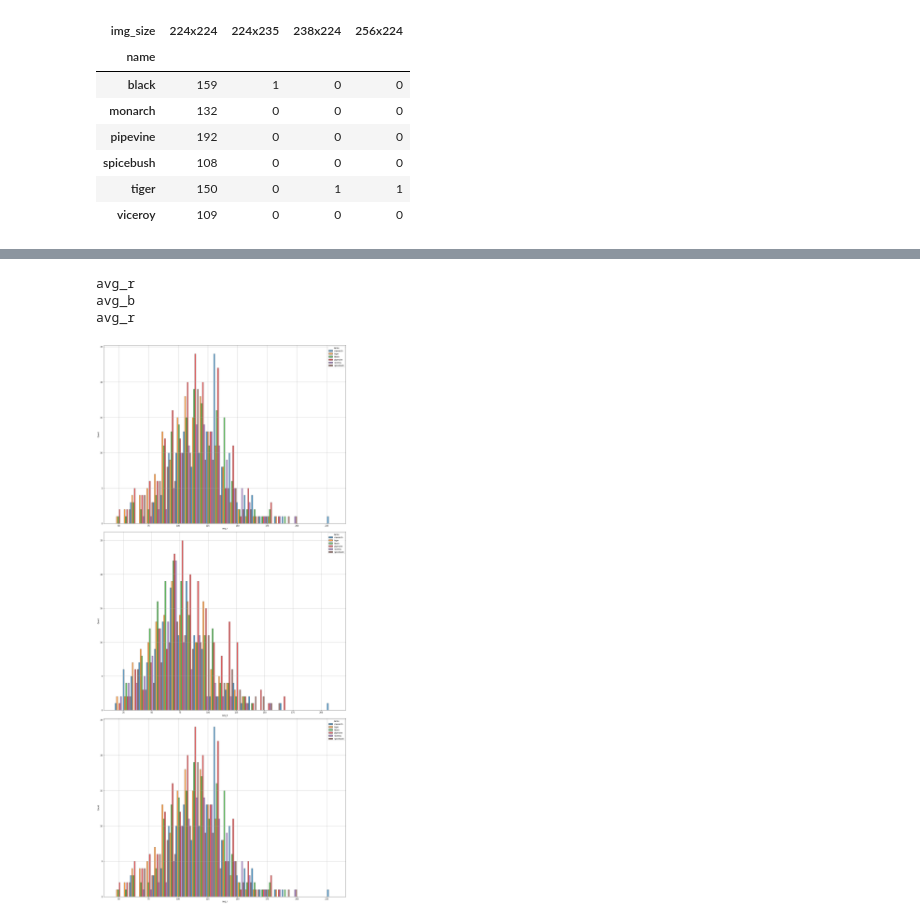
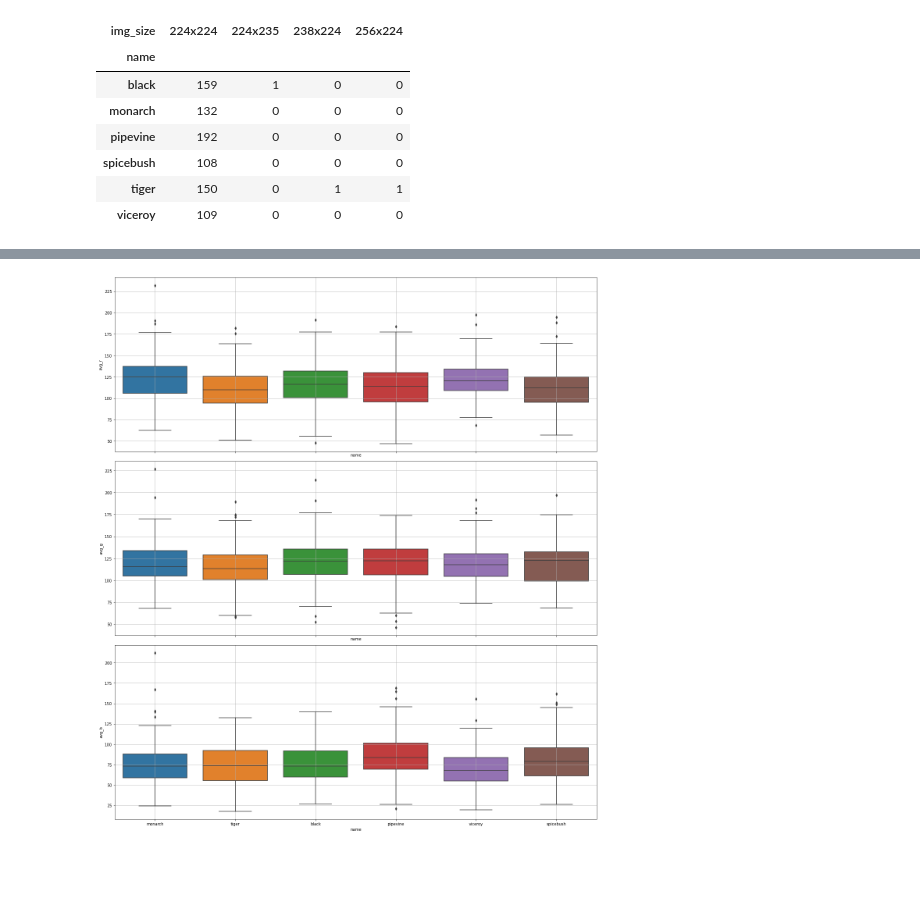
Before and after one commit to yuxuanneo/image_classification_butterfly, a Jupyter notebook: eda.ipynb, the cells around one changed output, grey strips where cells are left out. Cells and saved outputs as stored; diff of their text form; code cells hidden in the pictures; blank space fills up the shorter version.

```diff
--- a/eda.ipynb
+++ b/eda.ipynb
@@ -134,7 +135,4 @@ sns.histplot(x = "avg_r", data=df,  hue = "name", multiple="dodge")
-# %%
-numerical_histogram_1d(df, ["avg_r", "avg_b", "avg_r"], "name")
-# %% [output]
-avg_r
-avg_b
-avg_r
-[figure, removed]
+# %%
+plot_cont_per_class(df = df, cols_to_plot= ["avg_r", "avg_g", "avg_b"], target = "name", fig_size = (18, 20))
+# %% [output]
+[figure, added]
```
Also changed, not shown: parts of 8 cells of this notebook, 1 other file.
